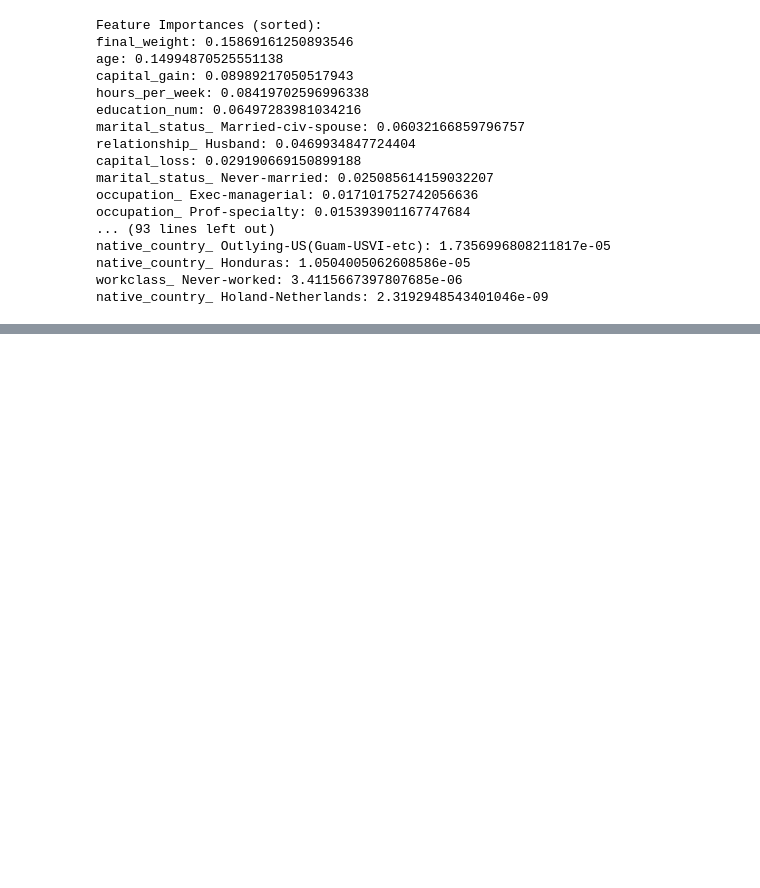
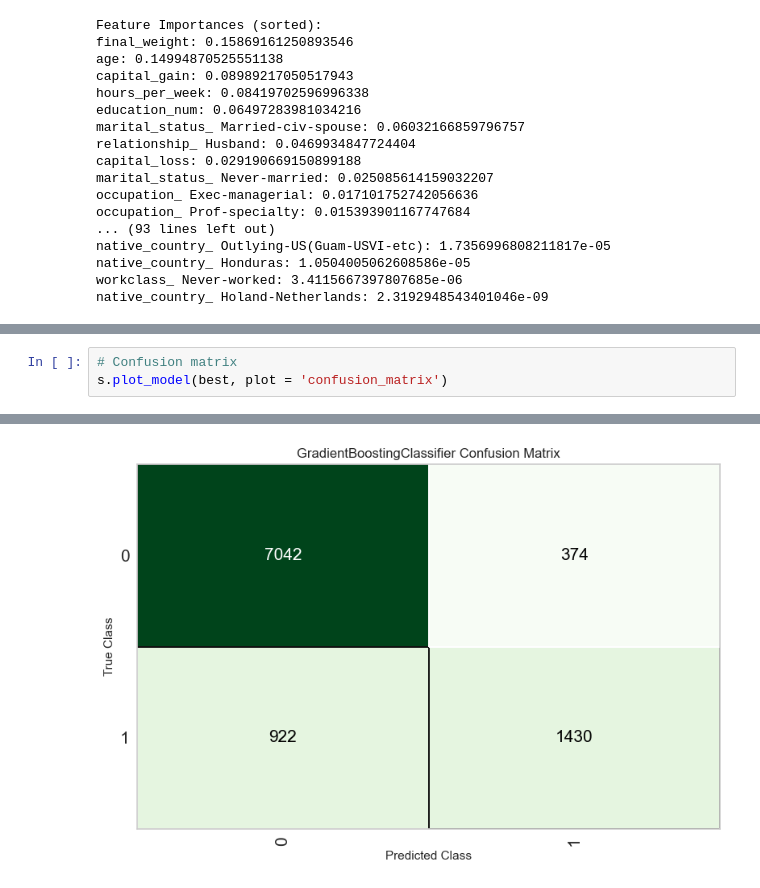
Before and after one commit to violettance/jupyter_notebooks, a Jupyter notebook: classification.ipynb, the cells around one changed output, grey strips where cells are left out. Saved outputs shown, nothing was run; the diff lists cells and outputs as text; blank space fills up the shorter version.

```diff
--- a/classification.ipynb
+++ b/classification.ipynb
@@ -204,0 +260,4 @@ native_country_ Holand-Netherlands: 2.3192948543401046e-09
+# %%
+# Confusion matrix
+s.plot_model(best, plot = 'confusion_matrix')
+# %% [output]
@@ -204,0 +265 @@ native_country_ Holand-Netherlands: 2.3192948543401046e-09
+[figure, added]
```
Also changed, not shown: parts of 10 cells of this notebook, 1 other file.
